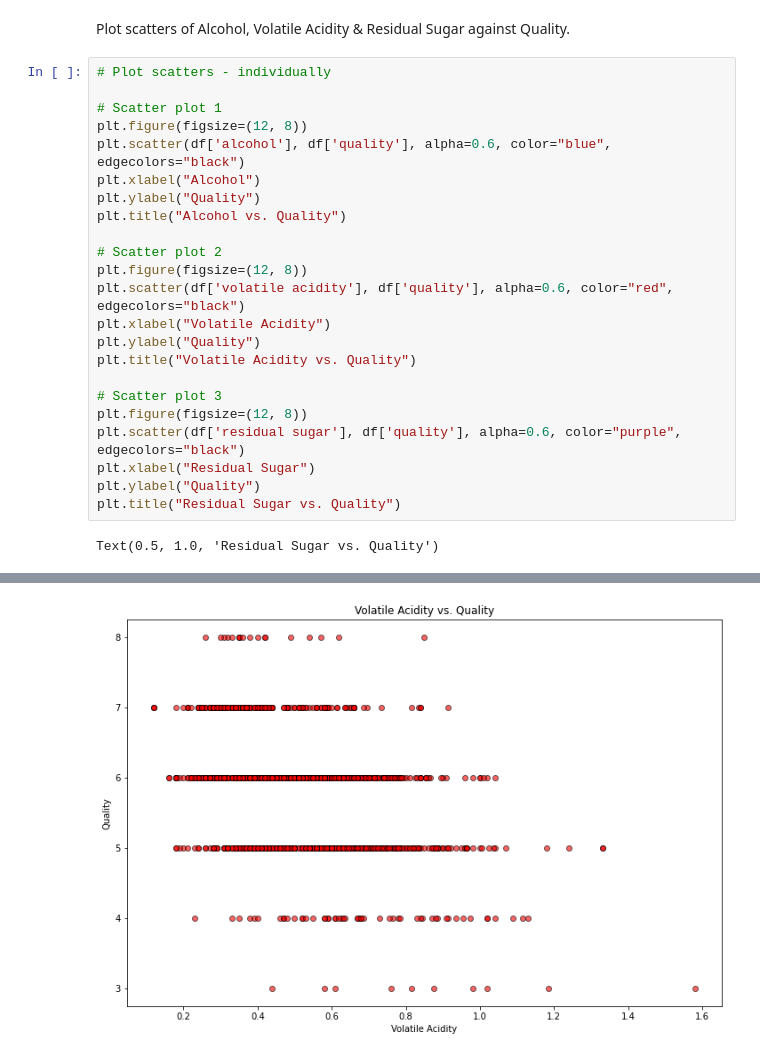
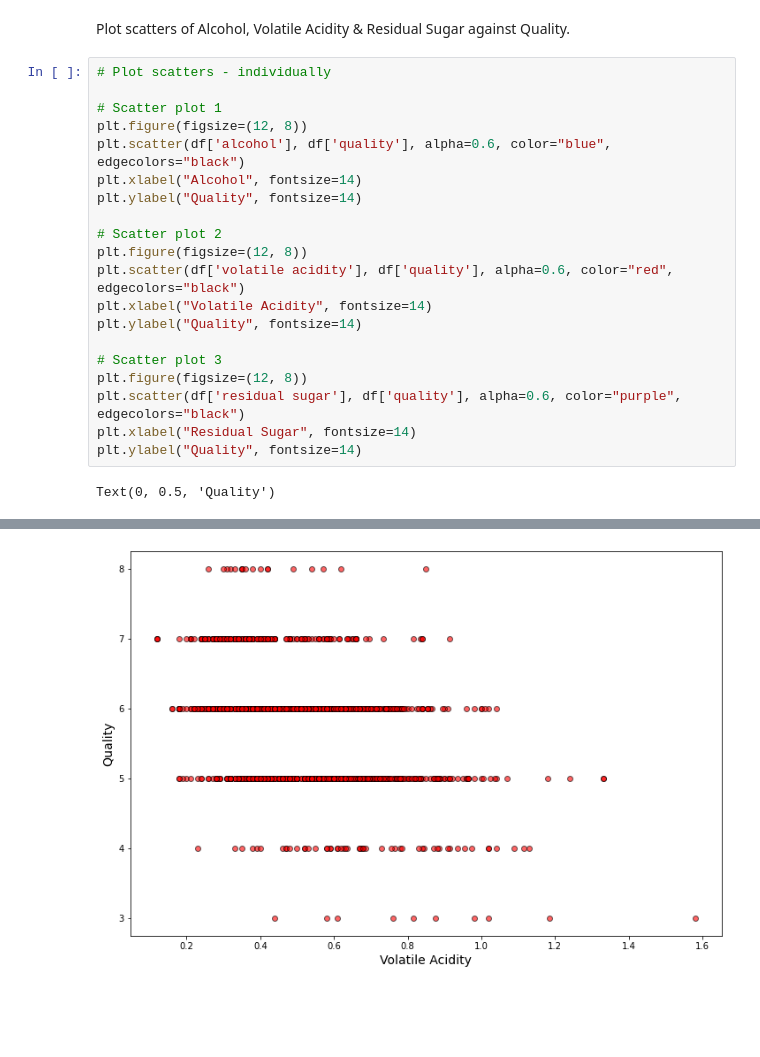
Before and after one commit to SaianPatel/Inferential-Stats-Red-Wine-Quality, a Jupyter notebook: 4_Correlation.ipynb, the cells around one changed output, grey strips where cells are left out. Drawn from its saved outputs; the diff is of its cells as text; blank space fills up the shorter version.

Commit message:
Update Correlation scatters

```diff
--- a/4_Correlation.ipynb
+++ b/4_Correlation.ipynb
@@ -40,22 +40,19 @@ Plot scatters of Alcohol, Volatile Acidity & Residual Sugar against Quality.
 # Scatter plot 1
 plt.figure(figsize=(12, 8))
 plt.scatter(df['alcohol'], df['quality'], alpha=0.6, color="blue", edgecolors="black")
-plt.xlabel("Alcohol")
-plt.ylabel("Quality")
-plt.title("Alcohol vs. Quality")
+plt.xlabel("Alcohol", fontsize=14)
+plt.ylabel("Quality", fontsize=14)
 
 # Scatter plot 2
 plt.figure(figsize=(12, 8))
 plt.scatter(df['volatile acidity'], df['quality'], alpha=0.6, color="red", edgecolors="black")
-plt.xlabel("Volatile Acidity")
-plt.ylabel("Quality")
-plt.title("Volatile Acidity vs. Quality")
+plt.xlabel("Volatile Acidity", fontsize=14)
+plt.ylabel("Quality", fontsize=14)
 
 # Scatter plot 3
 plt.figure(figsize=(12, 8))
 plt.scatter(df['residual sugar'], df['quality'], alpha=0.6, color="purple", edgecolors="black")
-plt.xlabel("Residual Sugar")
-plt.ylabel("Quality")
-plt.title("Residual Sugar vs. Quality")
+plt.xlabel("Residual Sugar", fontsize=14)
+plt.ylabel("Quality", fontsize=14)
 # %% [output]
-Text(0.5, 1.0, 'Residual Sugar vs. Quality')
+Text(0, 0.5, 'Quality')
@@ -63 +60 @@ Text(0.5, 1.0, 'Residual Sugar vs. Quality')
-[figure, old version]
+[figure, new version]
```
Also changed, not shown: parts of 1 cell of this notebook.
